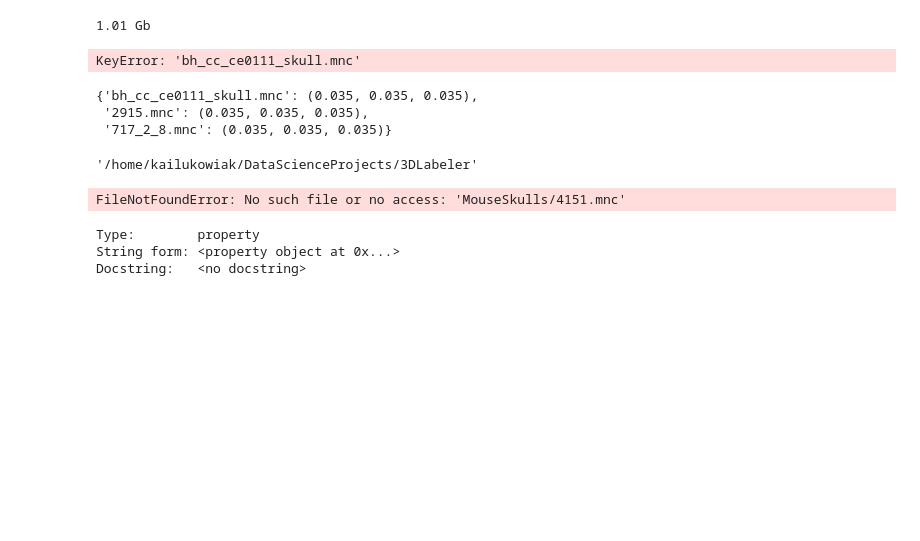
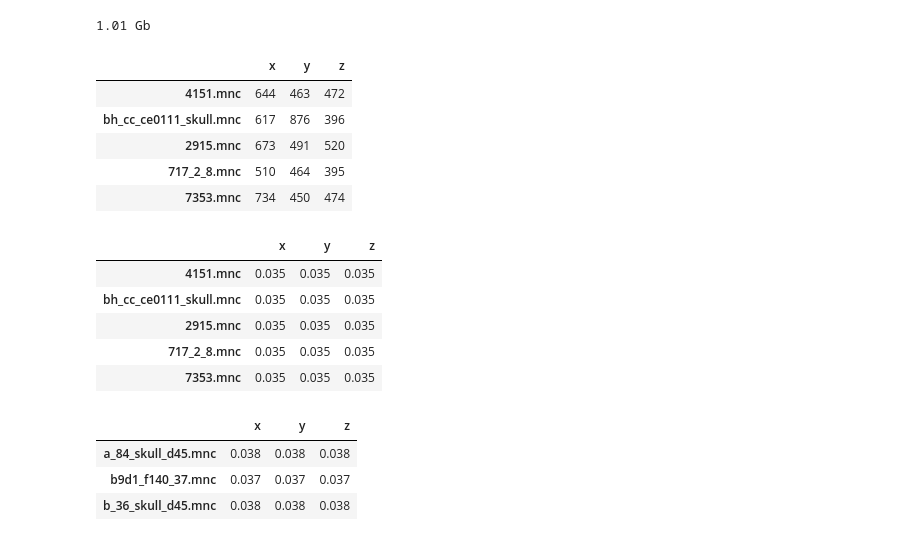
Before and after one commit to 3DLables/3DLabeler, a Jupyter notebook: EDA.ipynb, the cells around one changed output. Drawn from its saved outputs; the diff is of its cells as text; code cells hidden in the pictures; blank space fills up the shorter version.

```diff
--- a/EDA.ipynb
+++ b/EDA.ipynb
@@ -213,27 +215,17 @@ mnc_files = [f for f in files if 'mnc' in f]
 # %%
 img_dims = {}
-for i in mnc_files[1:4]:
-    dims = nib.load(str('MouseSkullData/' + i)).header.get_zooms()
+for i in tqdm(mnc_files):
+    dims = nib.load(str('MouseSkullData/' + i)).header.get_data_shape()
     img_dims[i] = dims
+
+dim_df = pd.DataFrame.from_dict(img_dims).T
+dim_df.columns = ['x', 'y', 'z']
-# %% [output]
-KeyError: 'bh_cc_ce0111_skull.mnc'
-# %%
-img_dims
-# %% [output]
-{'bh_cc_ce0111_skull.mnc': (0.035, 0.035, 0.035),
- '2915.mnc': (0.035, 0.035, 0.035),
- '717_2_8.mnc': (0.035, 0.035, 0.035)}
-# %%
-pwd
-# %% [output]
-'/home/kailukowiak/DataScienceProjects/3DLabeler'
-# %%
-test = nib.load('MouseSkulls/4151.mnc')
-# %% [output]
-FileNotFoundError: No such file or no access: 'MouseSkulls/4151.mnc'
-# %%
-img.header.
-# %% [output]
-Type:        property
-String form: <property object at 0x...>
-Docstring:   <no docstring>
+# %%
+dim_df.head()
+# %% [output]
+|  | x | y | z |
+| 4151.mnc | 644 | 463 | 472 |
+| bh_cc_ce0111_skull.mnc | 617 | 876 | 396 |
+| 2915.mnc | 673 | 491 | 520 |
+| 717_2_8.mnc | 510 | 464 | 395 |
+| 7353.mnc | 734 | 450 | 474 |
@@ -239,0 +240,16 @@ Docstring:   <no docstring>
+# %%
+res_df.head()
+# %% [output]
+|  | x | y | z |
+| 4151.mnc | 0.035 | 0.035 | 0.035 |
+| bh_cc_ce0111_skull.mnc | 0.035 | 0.035 | 0.035 |
+| 2915.mnc | 0.035 | 0.035 | 0.035 |
+| 717_2_8.mnc | 0.035 | 0.035 | 0.035 |
+| 7353.mnc | 0.035 | 0.035 | 0.035 |
+# %%
+res_df.loc[res_df.x != 0.035]
+# %% [output]
+|  | x | y | z |
+| a_84_skull_d45.mnc | 0.038 | 0.038 | 0.038 |
+| b9d1_f140_37.mnc | 0.037 | 0.037 | 0.037 |
+| b_36_skull_d45.mnc | 0.038 | 0.038 | 0.038 |
```
Also changed, not shown: parts of 4 cells of this notebook.
